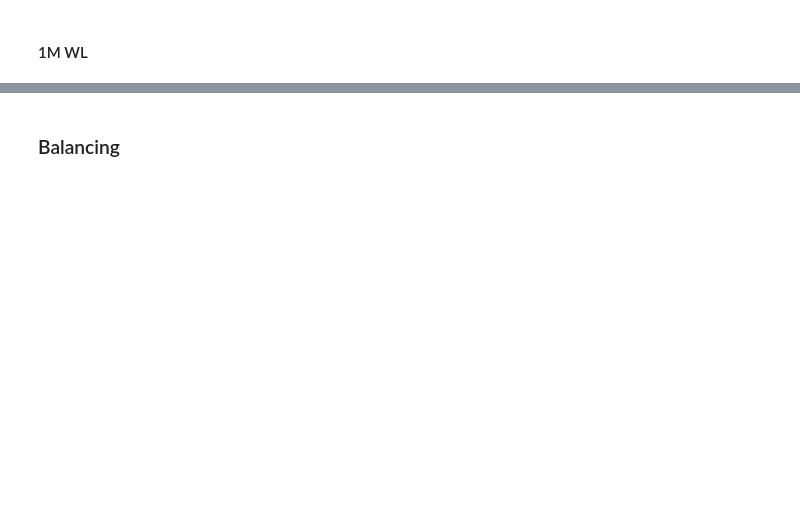
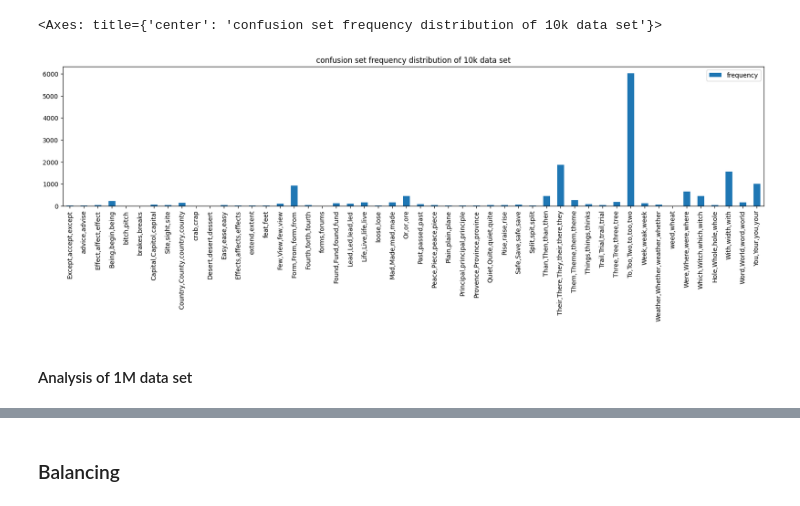
Before and after one commit to zesch/rwse-experiments, a Jupyter notebook: experiments/word_statistics.ipynb, the cells around one changed output, grey strips where cells are left out. Drawn from its saved outputs; the diff is of its cells as text; code cells hidden in the pictures; blank space fills up the shorter version.

```diff
--- a/experiments/word_statistics.ipynb
+++ b/experiments/word_statistics.ipynb
@@ -47,3 +45,10 @@ temp_df
+# %%
+df_10k = collect_confusion_set_frequencies(temp_df, confusion_set_strings)
+df_10k['frequency %'] = df_10k['frequency'].apply(lambda x: x / df_10k['frequency'].max())
+df_10k.plot(y='frequency', kind="bar", figsize=(20,4), title='confusion set frequency distribution of 10k data set')
+# %% [output]
+<Axes: title={'center': 'confusion set frequency distribution of 10k data set'}>
+[figure, added]
 # %% [markdown]
-#### 1M WL
+#### Analysis of 1M data set
 # %%
```
Also changed, not shown: parts of 18 cells of this notebook, 7 other files.
